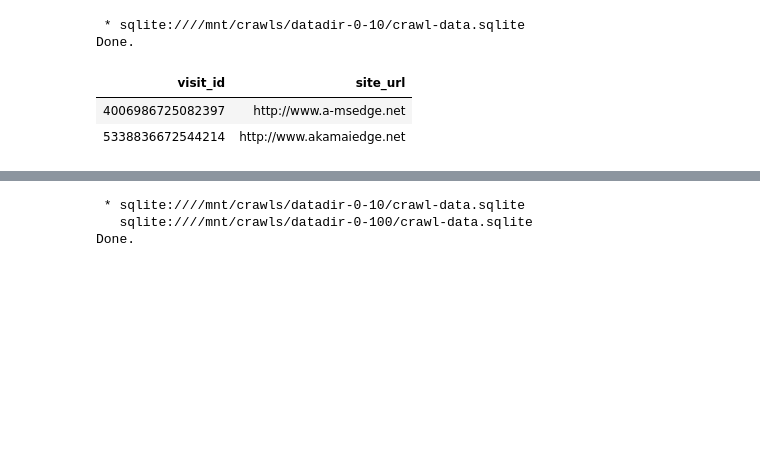
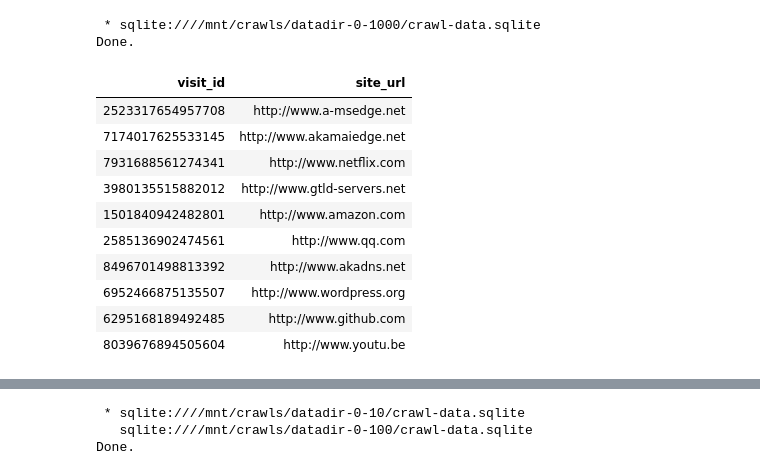
Before and after one commit to tim-stephenson/OpenWPM-Data-Analytics, a Jupyter notebook: main/notebook.ipynb, the cells around one changed output, grey strips where cells are left out. Drawn from its saved outputs; the diff is of its cells as text; code cells hidden in the pictures; blank space fills up the shorter version.

```diff
--- a/main/notebook.ipynb
+++ b/main/notebook.ipynb
@@ -24,15 +23,24 @@ total visits: 10, failed/incomplete visits: 3. Success percentage: 70%
 # %%
 %%sql
 SELECT incomplete_visits.visit_id, site_visits.site_url
 FROM incomplete_visits
 INNER JOIN site_visits
 ON incomplete_visits.visit_id = site_visits.visit_id
+LIMIT 10
 # %% [output]
- * sqlite:////mnt/crawls/datadir-0-10/crawl-data.sqlite
+ * sqlite:////mnt/crawls/datadir-0-1000/crawl-data.sqlite
 Done.
 | visit_id | site_url |
-| 4006986725082397 | http://www.a-msedge.net |
-| 5338836672544214 | http://www.akamaiedge.net |
+| 2523317654957708 | http://www.a-msedge.net |
+| 7174017625533145 | http://www.akamaiedge.net |
+| 7931688561274341 | http://www.netflix.com |
+| 3980135515882012 | http://www.gtld-servers.net |
+| 1501840942482801 | http://www.amazon.com |
+| 2585136902474561 | http://www.qq.com |
+| 8496701498813392 | http://www.akadns.net |
+| 6952466875135507 | http://www.wordpress.org |
+| 6295168189492485 | http://www.github.com |
+| 8039676894505604 | http://www.youtu.be |
 # %%
 %%sql
 SELECT symbol, count(DISTINCT visit_id) AS n_sites, count(*) as n
```
Also changed, not shown: parts of 7 cells of this notebook, 7 other files.
